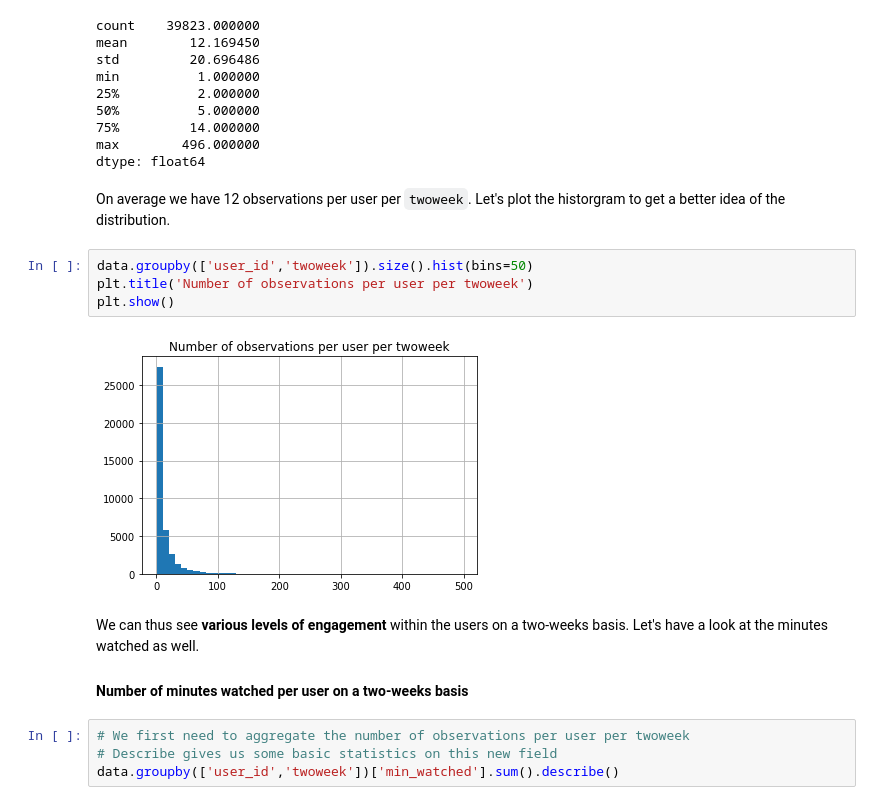
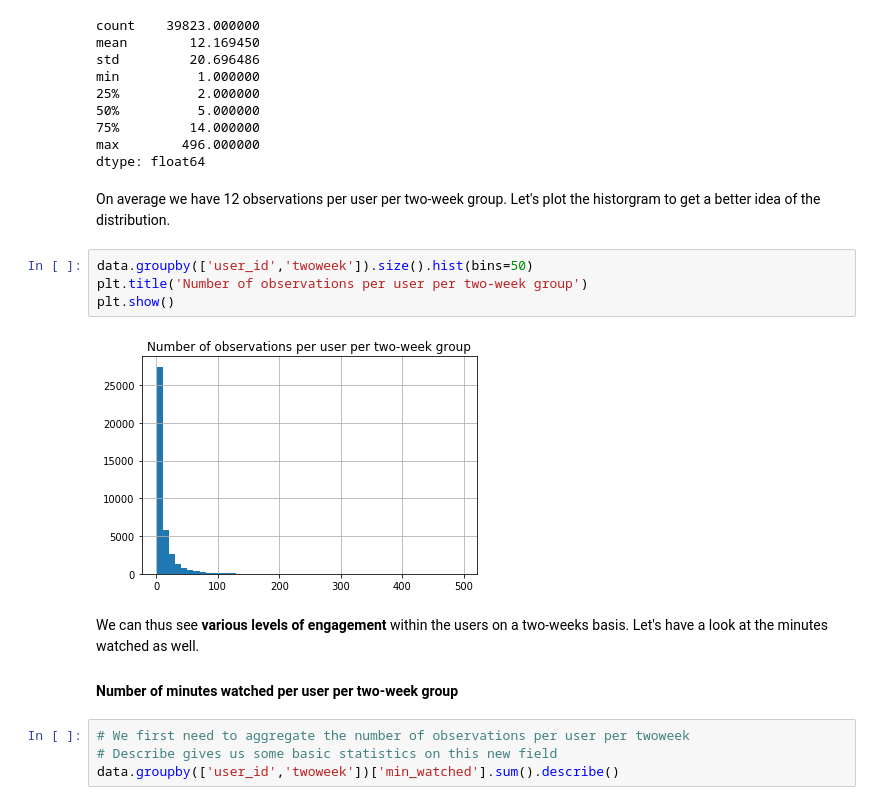
Before and after one commit to bbc/datalab-ml-training, a Jupyter notebook: iPlayerForecast_course1.ipynb, the cells around one changed output. Saved outputs shown, nothing was run; the diff lists cells and outputs as text.

```diff
--- a/iPlayerForecast_course1.ipynb
+++ b/iPlayerForecast_course1.ipynb
@@ -709,17 +709,17 @@ min          1.000000
 max        496.000000
 dtype: float64
 # %% [markdown]
-On average we have 12 observations per user per `twoweek`. Let's plot the historgram to get a better idea of the distribution.
+On average we have 12 observations per user per two-week group. Let's plot the historgram to get a better idea of the distribution.
 # %%
 data.groupby(['user_id','twoweek']).size().hist(bins=50)
-plt.title('Number of observations per user per twoweek')
+plt.title('Number of observations per user per two-week group')
 plt.show()
 # %% [output]
-[figure, old version]
+[figure, new version]
 # %% [markdown]
 We can thus see __various levels of engagement__ within the users on a two-weeks basis. Let's have a look at the minutes watched as well.
 
-#### Number of minutes watched per user on a two-weeks basis
+#### Number of minutes watched per user per two-week group
 # %%
 # We first need to aggregate the number of observations per user per twoweek
 # Describe gives us some basic statistics on this new field
```
Also changed, not shown: parts of 12 cells of this notebook, 1 other file.
